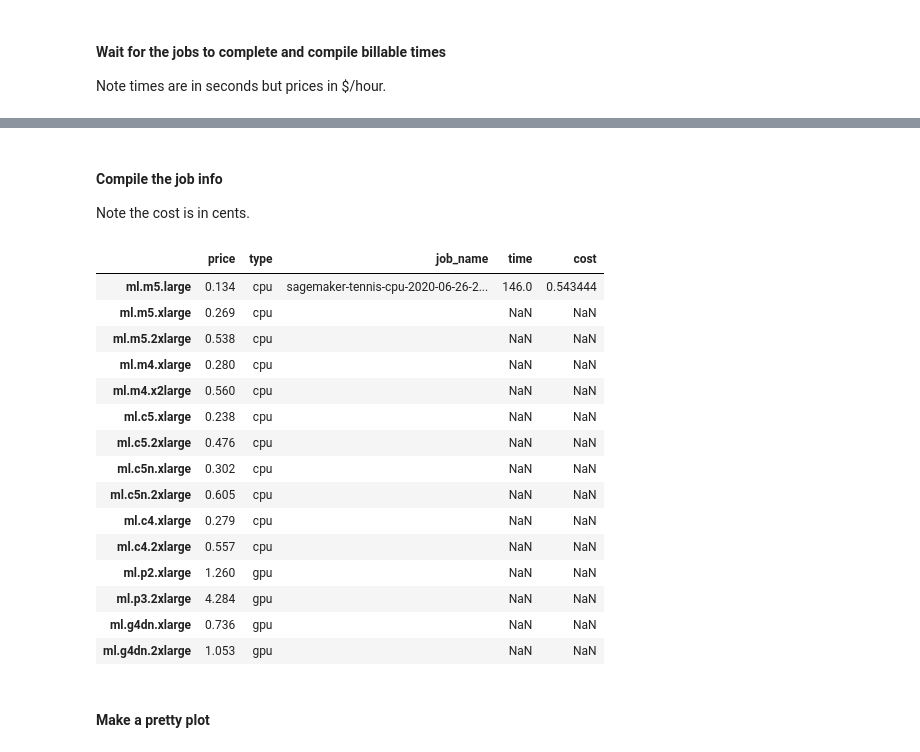
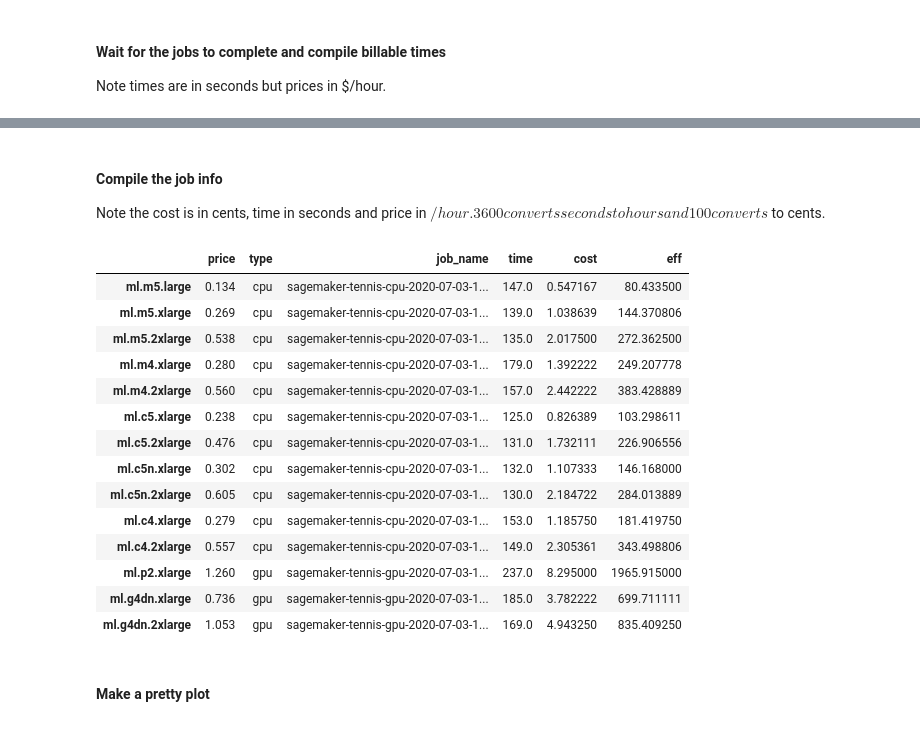
Before and after one commit to daniel-fudge/sagemaker-tennis, a Jupyter notebook: sensitivity.ipynb, the cells around one changed output, grey strips where cells are left out. Cells and saved outputs as stored; diff of their text form; code cells hidden in the pictures.

Commit message:
Finished sensitivity NoteBook.

```diff
--- a/sensitivity.ipynb
+++ b/sensitivity.ipynb
@@ -40,7 +41,7 @@ c = {'ml.m5.large': 0.134,
      'ml.m5.xlarge': 0.269,
      'ml.m5.2xlarge': 0.538,
      'ml.m4.xlarge': 0.28,
-     'ml.m4.x2large': 0.56,
+     'ml.m4.2xlarge': 0.56,
      'ml.c5.xlarge': 0.238,
      'ml.c5.2xlarge': 0.476,
      'ml.c5n.xlarge': 0.302,
@@ -51,7 +52,6 @@ c = pd.DataFrame(index=c.keys(), columns=['price'], data=c.values())
 c['type'] = 'cpu'
 
 g = {'ml.p2.xlarge': 1.26,
-     'ml.p3.2xlarge': 4.284,
      'ml.g4dn.xlarge': 0.736,
      'ml.g4dn.2xlarge': 1.053}
 g = pd.DataFrame(index=g.keys(), columns=['price'], data=g.values())
@@ -87,8 +87,7 @@ You may also want to add newly added instances.
 # %% [markdown]
 #### Submit all the jobs
 # %%
-#for i in results.index.tolist():
-for i in ['ml.m5.large']:
+for i in results.index.tolist():
     estimator = Estimator(role=role,
                       train_instance_count=n_instances,
                       train_instance_type=i,
@@ -101,15 +100,15 @@ for i in ['ml.m5.large']:
 Note times are in seconds but prices in $/hour.
 # %%
 client = boto3.client('sagemaker')
-#for i in results.index.tolist():
-for i in ['ml.m5.large']:
+for i in results.index.tolist():
     while True:
         info = client.describe_training_job(TrainingJobName=results.loc[i, 'job_name'])
         if info['TrainingJobStatus'] == 'Completed':
             results.loc[i, 'time'] = info['BillableTimeInSeconds']
+            print('{} complete.'.format(i))
             break
         elif info['TrainingJobStatus'] == 'Failed':
-            print('ERROR:  {} failed!!!'.format(results.loc[i, 'job_name']))
+            print('ERROR:  {}, {} failed!!!'.format(i, results.loc[i, 'job_name']))
             break
         else:
             sleep(60)
@@ -116,25 +131,27 @@ for i in ['ml.m5.large']:
 # %% [markdown]
 #### Compile the job info
-Note the cost is in cents.
+Note the cost is in cents, time in seconds and price in $/hour.
+3600 converts seconds to hours and 100 converts $ to cents.
 # %%
-results['cost'] = results['price'] * results['time'] / 36
+results['cost'] = results['price'] * results['time'] / 3600 * 100
+results['eff'] = results['cost'] * results['time']
+results.to_csv('results.csv')
 results
 # %% [output]
-|  | price | type | job_name | time | cost |
-| ml.m5.large | 0.134 | cpu | sagemaker-tennis-cpu-2020-06-26-2... | 146.0 | 0.543444 |
-| ml.m5.xlarge | 0.269 | cpu |  | NaN | NaN |
-| ml.m5.2xlarge | 0.538 | cpu |  | NaN | NaN |
-| ml.m4.xlarge | 0.280 | cpu |  | NaN | NaN |
-| ml.m4.x2large | 0.560 | cpu |  | NaN | NaN |
-| ml.c5.xlarge | 0.238 | cpu |  | NaN | NaN |
-| ml.c5.2xlarge | 0.476 | cpu |  | NaN | NaN |
-| ml.c5n.xlarge | 0.302 | cpu |  | NaN | NaN |
-| ml.c5n.2xlarge | 0.605 | cpu |  | NaN | NaN |
-| ml.c4.xlarge | 0.279 | cpu |  | NaN | NaN |
-| ml.c4.2xlarge | 0.557 | cpu |  | NaN | NaN |
-| ml.p2.xlarge | 1.260 | gpu |  | NaN | NaN |
-| ml.p3.2xlarge | 4.284 | gpu |  | NaN | NaN |
-| ml.g4dn.xlarge | 0.736 | gpu |  | NaN | NaN |
-| ml.g4dn.2xlarge | 1.053 | gpu |  | NaN | NaN |
+|  | price | type | job_name | time | cost | eff |
+| ml.m5.large | 0.134 | cpu | sagemaker-tennis-cpu-2020-07-03-1... | 147.0 | 0.547167 | 80.433500 |
+| ml.m5.xlarge | 0.269 | cpu | sagemaker-tennis-cpu-2020-07-03-1... | 139.0 | 1.038639 | 144.370806 |
+| ml.m5.2xlarge | 0.538 | cpu | sagemaker-tennis-cpu-2020-07-03-1... | 135.0 | 2.017500 | 272.362500 |
+| ml.m4.xlarge | 0.280 | cpu | sagemaker-tennis-cpu-2020-07-03-1... | 179.0 | 1.392222 | 249.207778 |
+| ml.m4.2xlarge | 0.560 | cpu | sagemaker-tennis-cpu-2020-07-03-1... | 157.0 | 2.442222 | 383.428889 |
+| ml.c5.xlarge | 0.238 | cpu | sagemaker-tennis-cpu-2020-07-03-1... | 125.0 | 0.826389 | 103.298611 |
+| ml.c5.2xlarge | 0.476 | cpu | sagemaker-tennis-cpu-2020-07-03-1... | 131.0 | 1.732111 | 226.906556 |
+| ml.c5n.xlarge | 0.302 | cpu | sagemaker-tennis-cpu-2020-07-03-1... | 132.0 | 1.107333 | 146.168000 |
+| ml.c5n.2xlarge | 0.605 | cpu | sagemaker-tennis-cpu-2020-07-03-1... | 130.0 | 2.184722 | 284.013889 |
+| ml.c4.xlarge | 0.279 | cpu | sagemaker-tennis-cpu-2020-07-03-1... | 153.0 | 1.185750 | 181.419750 |
+| ml.c4.2xlarge | 0.557 | cpu | sagemaker-tennis-cpu-2020-07-03-1... | 149.0 | 2.305361 | 343.498806 |
+| ml.p2.xlarge | 1.260 | gpu | sagemaker-tennis-gpu-2020-07-03-1... | 237.0 | 8.295000 | 1965.915000 |
+| ml.g4dn.xlarge | 0.736 | gpu | sagemaker-tennis-gpu-2020-07-03-1... | 185.0 | 3.782222 | 699.711111 |
+| ml.g4dn.2xlarge | 1.053 | gpu | sagemaker-tennis-gpu-2020-07-03-1... | 169.0 | 4.943250 | 835.409250 |
 # %% [markdown]
 #### Make a pretty plot
```
Also changed, not shown: parts of 11 cells of this notebook, 1 other file.
